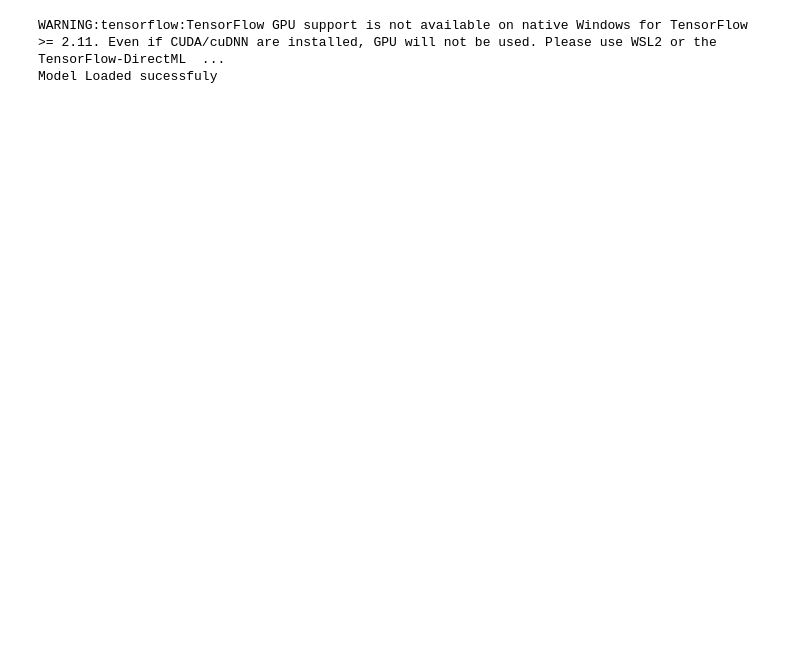
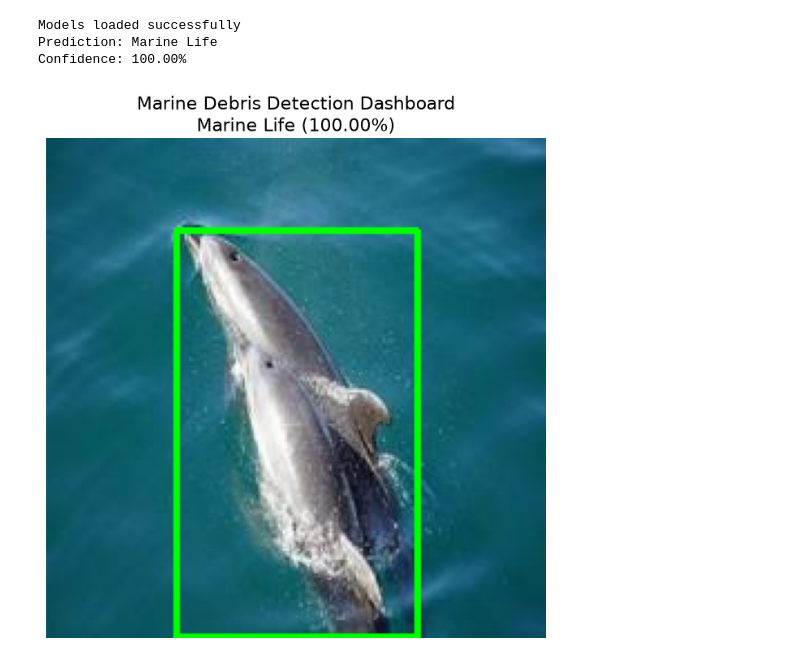
Before and after one commit to KinshukP/marine-debris-classifier, a Jupyter notebook: notebooks/deploy.ipynb, the cells around one changed output. Drawn from its saved outputs; the diff is of its cells as text; code cells hidden in the pictures; blank space fills up the shorter version.

Commit message:
fixed model loading

```diff
--- a/notebooks/deploy.ipynb
+++ b/notebooks/deploy.ipynb
@@ -1,15 +1,70 @@
 # %%
 from pathlib import Path
+
 import cv2
-
-
 import numpy as np
 import matplotlib.pyplot as plt
+
 from tensorflow.keras.models import load_model
+from ultralytics import YOLO
 
 model = load_model("marine_debris_classifier.keras")
+yolo = YOLO("yolo11n.pt")
 
-print("Model Loaded sucessfuly")
+print("Models loaded successfully")
+
+PROJECT_ROOT = Path.cwd().parent
+IMG_PATH = PROJECT_ROOT / "data" / "testing" / "Marine_Life" / "marine_test_1301.jpg"
+
+frame = cv2.imread(str(IMG_PATH))
+frame = cv2.cvtColor(frame, cv2.COLOR_BGR2RGB)
+
+img = cv2.resize(frame, (224, 224))
+img_array = img.astype(np.float32) / 255.0
+img_array = np.expand_dims(img_array, axis=0)
+
+prediction = model.predict(img_array, verbose=0)[0][0]
+
+if prediction > 0.5:
+    label = "Plastic"
+    confidence = prediction * 100
+    color = (255, 0, 0)
+else:
+    label = "Marine Life"
+    confidence = (1 - prediction) * 100
+    color = (0, 255, 0)
+
+print(f"Prediction: {label}")
+print(f"Confidence: {confidence:.2f}%")
+
+results = yolo(frame, verbose=False)
+
+boxes = results[0].boxes
+
+if len(boxes) == 0:
+    print("No objects detected.")
+else:
+    for box in boxes:
+        x1, y1, x2, y2 = map(int, box.xyxy[0])
+
+        cv2.rectangle(
+            frame,
+            (x1, y1),
+            (x2, y2),
+            color,
+            2
+        )
+
+plt.figure(figsize=(8, 8))
+plt.imshow(frame)
+plt.title(
+    f"Marine Debris Detection Dashboard\n{label} ({confidence:.2f}%)",
+    fontsize=16
+)
+plt.axis("off")
+plt.show()
 # %% [output]
-WARNING:tensorflow:TensorFlow GPU support is not available on native Windows for TensorFlow >= 2.11. Even if CUDA/cuDNN are installed, GPU will not be used. Please use WSL2 or the TensorFlow-DirectML  ...
-Model Loaded sucessfuly
+Models loaded successfully
+Prediction: Marine Life
+Confidence: 100.00%
+[figure, added]
```
Also changed, not shown: parts of 2 cells of this notebook, 1 other file.
